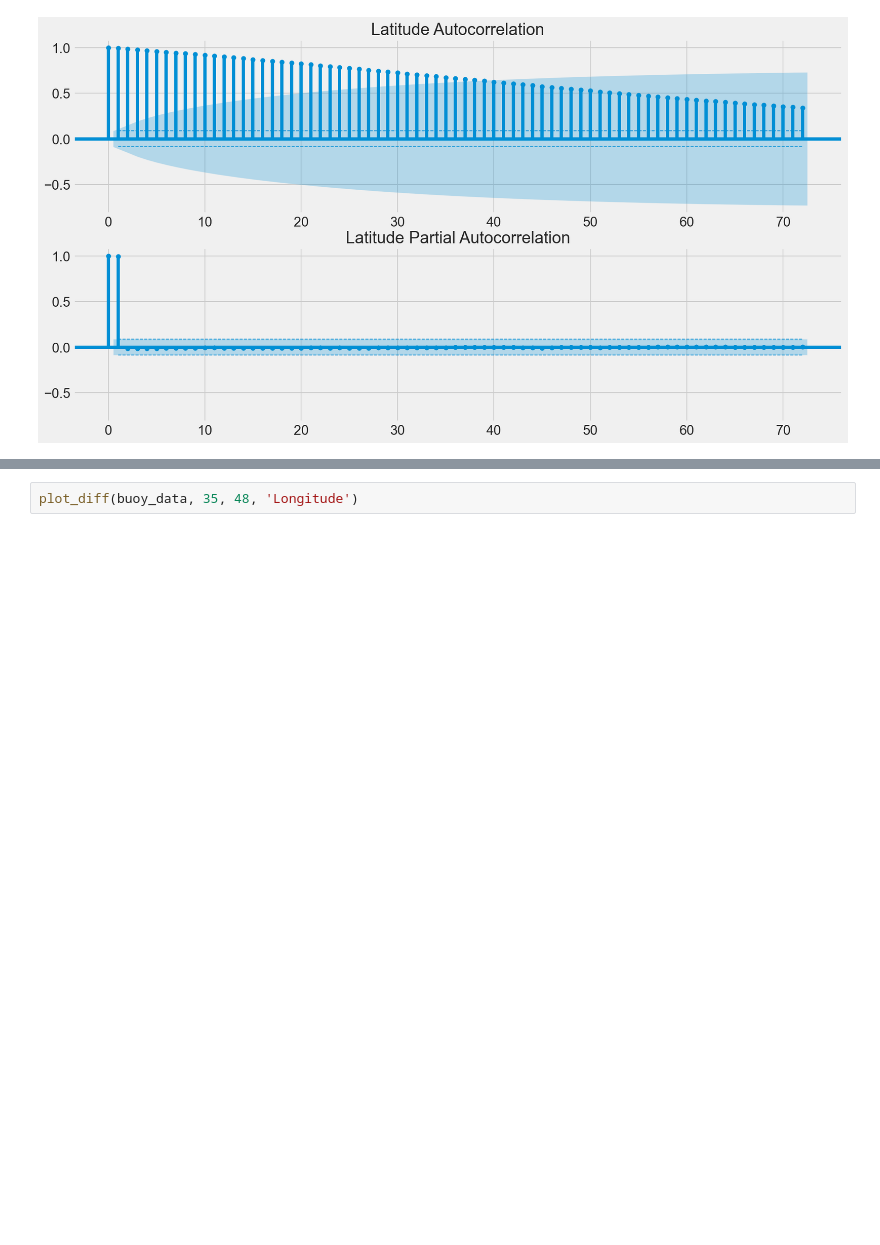
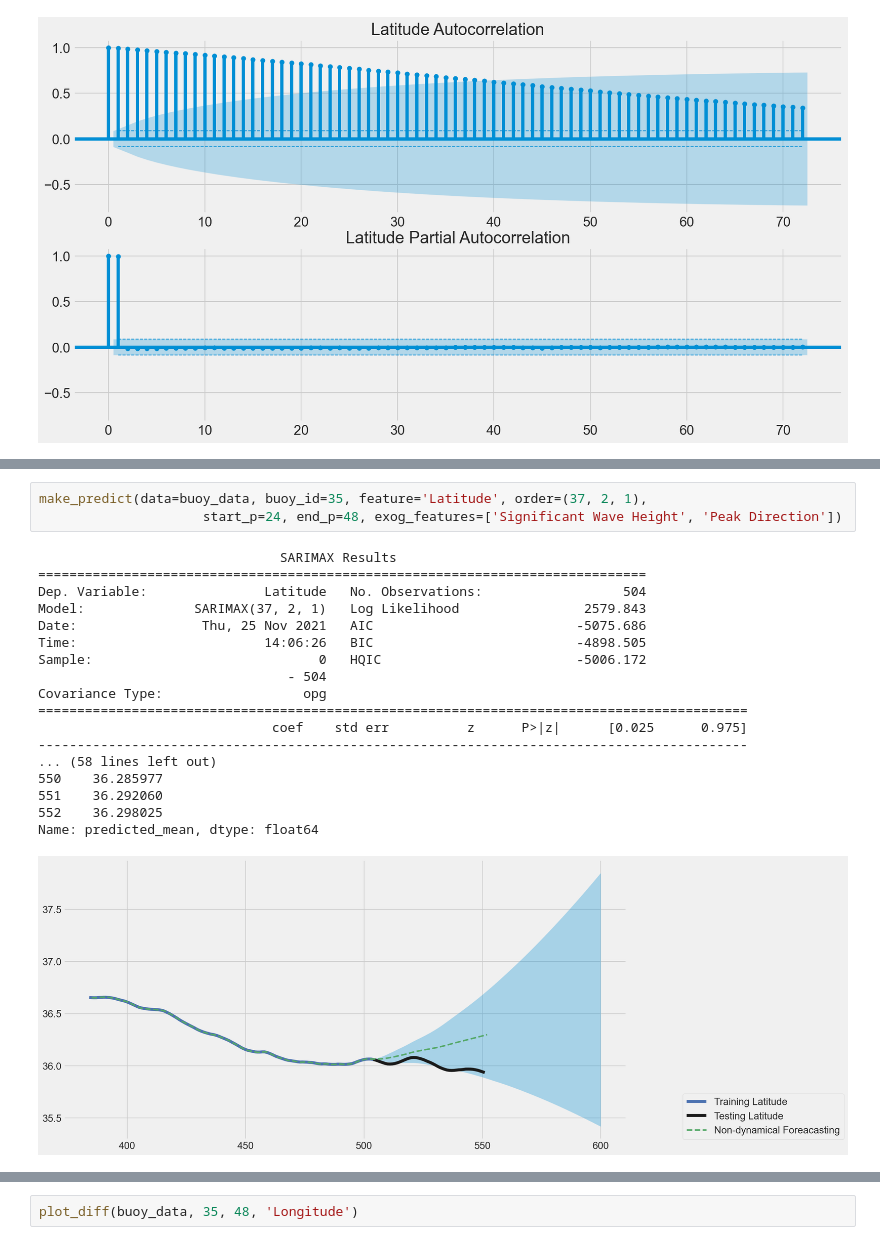
Before and after one commit to esbatiehsan/forecasting-floats, a Jupyter notebook: arima-model.ipynb, the cells around one changed output, grey strips where cells are left out. Cells and saved outputs as stored; diff of their text form; blank space fills up the shorter version.

```diff
--- a/arima-model.ipynb
+++ b/arima-model.ipynb
@@ -95,0 +129,22 @@ Warnings:
+# %%
+make_predict(data=buoy_data, buoy_id=35, feature='Latitude', order=(37, 2, 1),
+                     start_p=24, end_p=48, exog_features=['Significant Wave Height', 'Peak Direction'])
+# %% [output]
+                               SARIMAX Results
+==============================================================================
+Dep. Variable:               Latitude   No. Observations:                  504
+Model:              SARIMAX(37, 2, 1)   Log Likelihood                2579.843
+Date:                Thu, 25 Nov 2021   AIC                          -5075.686
+Time:                        14:06:26   BIC                          -4898.505
+Sample:                             0   HQIC                         -5006.172
+                                - 504
+Covariance Type:                  opg
+===========================================================================================
+                              coef    std err          z      P>|z|      [0.025      0.975]
+-------------------------------------------------------------------------------------------
+... (58 lines left out)
+550    36.285977
+551    36.292060
+552    36.298025
+Name: predicted_mean, dtype: float64
+[figure, added]
```
Also changed, not shown: parts of 7 cells of this notebook.
